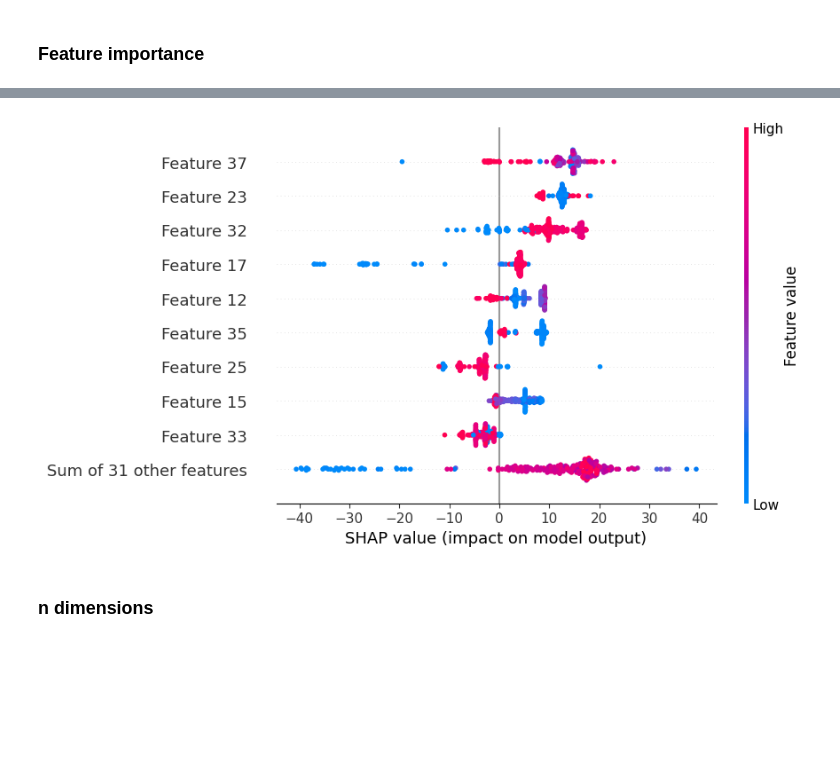
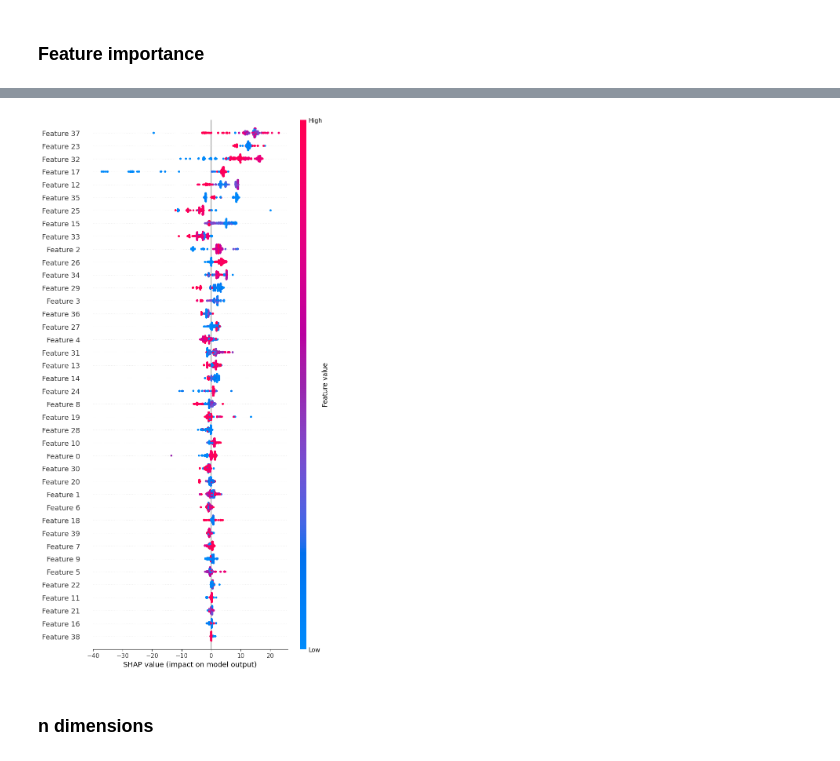
Before and after one commit to giovannellilab/media-prediction, a Jupyter notebook: notebooks/05-Model-Test.ipynb, the cells around one changed output, grey strips where cells are left out. Saved outputs shown, nothing was run; the diff lists cells and outputs as text; code cells hidden in the pictures; blank space fills up the shorter version.

Commit message:
Format figures, update inputs

```diff
--- a/notebooks/05-Model-Test.ipynb
+++ b/notebooks/05-Model-Test.ipynb
@@ -333,25 +333,25 @@ merged
 # %%
 import xgboost
 import shap
 
 XG_train = X_train_transformed
 yG_train = cluster_labels
 XG_test = X_test_transformed
 yG_test = test_clusters
 
 # train an XGBoost model
 model1 = xgboost.XGBRegressor().fit(XG_train, yG_train)
 #model2 = xgboost.XGBRegressor().fit(XG_test, yG_test)
 
 # explain the model's predictions using SHAP
 explainer = shap.Explainer(model1)
 shap_values = explainer(XG_test)
 
 shap.plots.initjs()
-shap.plots.beeswarm(shap_values)
+shap.plots.beeswarm(shap_values, max_display=40)
 # %% [output]
 [interactive output not drawn]
-[figure, old version]
+[figure, new version]
 # %%
 #shap.plots.waterfall(shap_values[0])
 #shap.plots.force(shap_values[:500])
```
Also changed, not shown: parts of 2 cells of this notebook.
